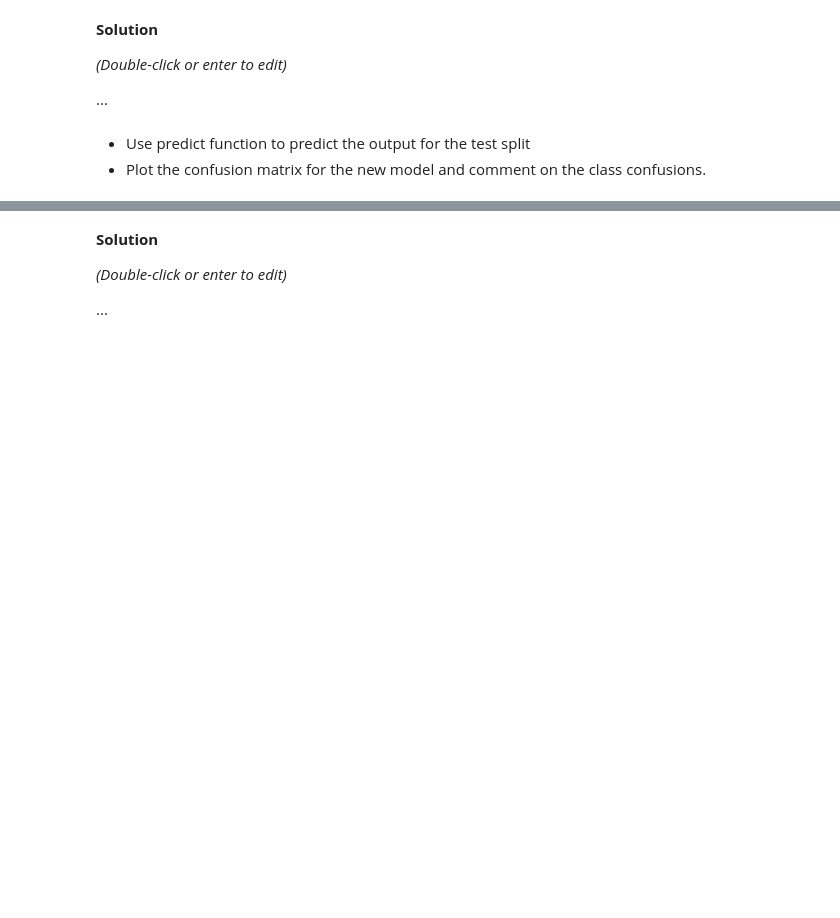
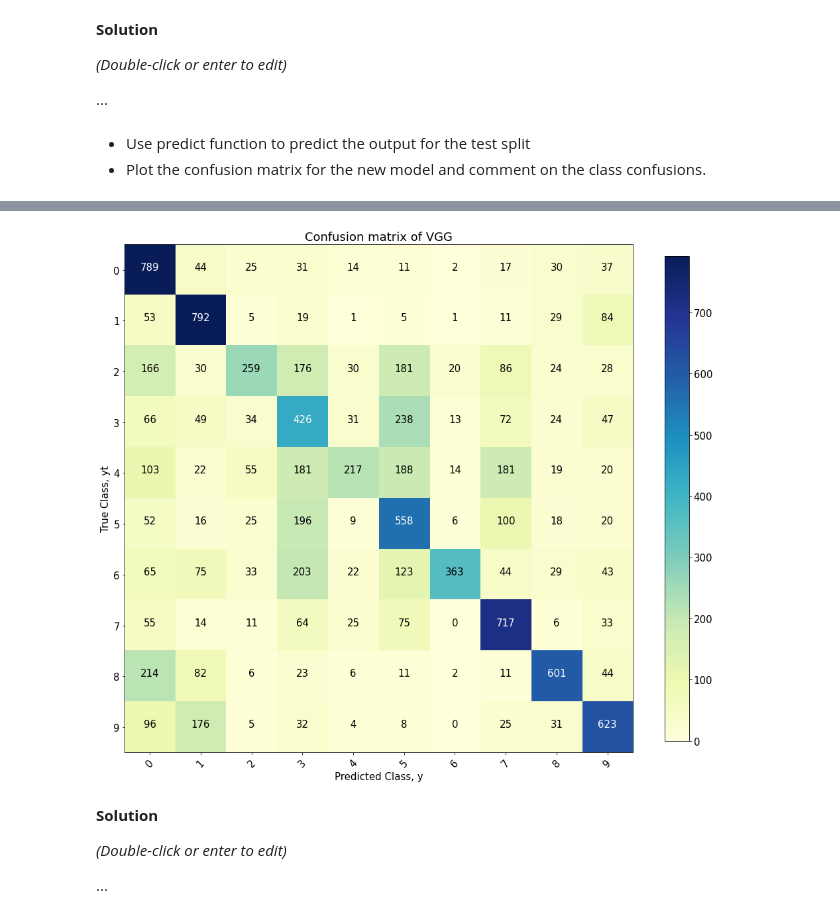
Before and after one commit to mario-rot/ComputerVisionCourse-MAI, a Jupyter notebook: Session 8/P8_Mario_Lauren.ipynb, the cells around one changed output, grey strips where cells are left out. Saved outputs shown, nothing was run; the diff lists cells and outputs as text; code cells hidden in the pictures; blank space fills up the shorter version.

```diff
--- a/Session 8/P8_Mario_Lauren.ipynb
+++ b/Session 8/P8_Mario_Lauren.ipynb
@@ -152,8 +152,8 @@ print(x_train.ndim)
 print(x_train.dtype)
 print(x_test.shape)
 
-y_train = to_categorical(y_train, num_classes=10)
-y_test = to_categorical(y_test, num_classes=10)
+y_train_cat = to_categorical(y_train, num_classes=10)
+y_test_cat = to_categorical(y_test, num_classes=10)
 
 print(y_train.shape)
 print(y_test.shape)
@@ -252,4 +254,7 @@ from sklearn.metrics import accuracy_score, classification_report, confusion_mat
 
 preds = model_VGG.predict(x_test)
 
-plot_confusion_matrix(confusion_matrix(y_test, preds), list(range(10)), False,'YlGnBu', 'Confusion matrix of VGG')
+predictions = [np.argmax(np.array(pred)) for pred in preds]
+
+plot_confusion_matrix(confusion_matrix(y_test, predictions), list(range(10)), False,'YlGnBu', 'Confusion matrix of VGG')
+# %% [output]
@@ -256,3 +262,4 @@ plot_confusion_matrix(confusion_matrix(y_test, preds), list(range(10)), False,'Y
+[figure, added]
 # %% [markdown]
 **Solution**
 
```
Also changed, not shown: parts of 7 cells of this notebook.
